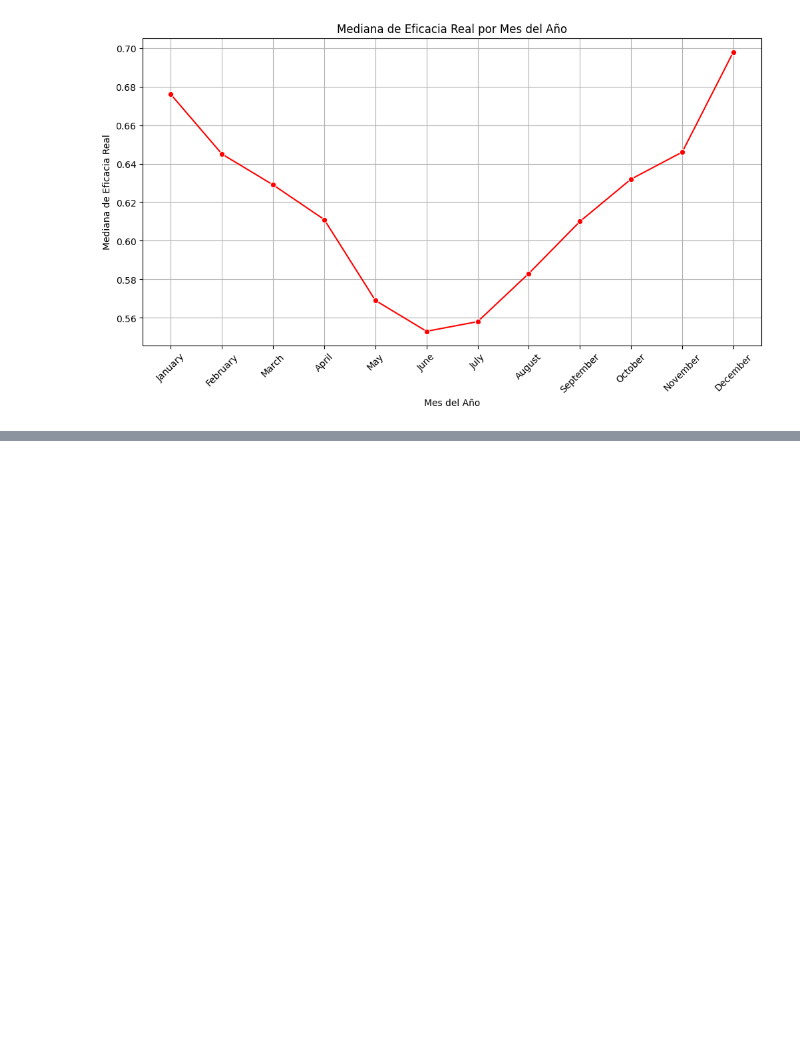
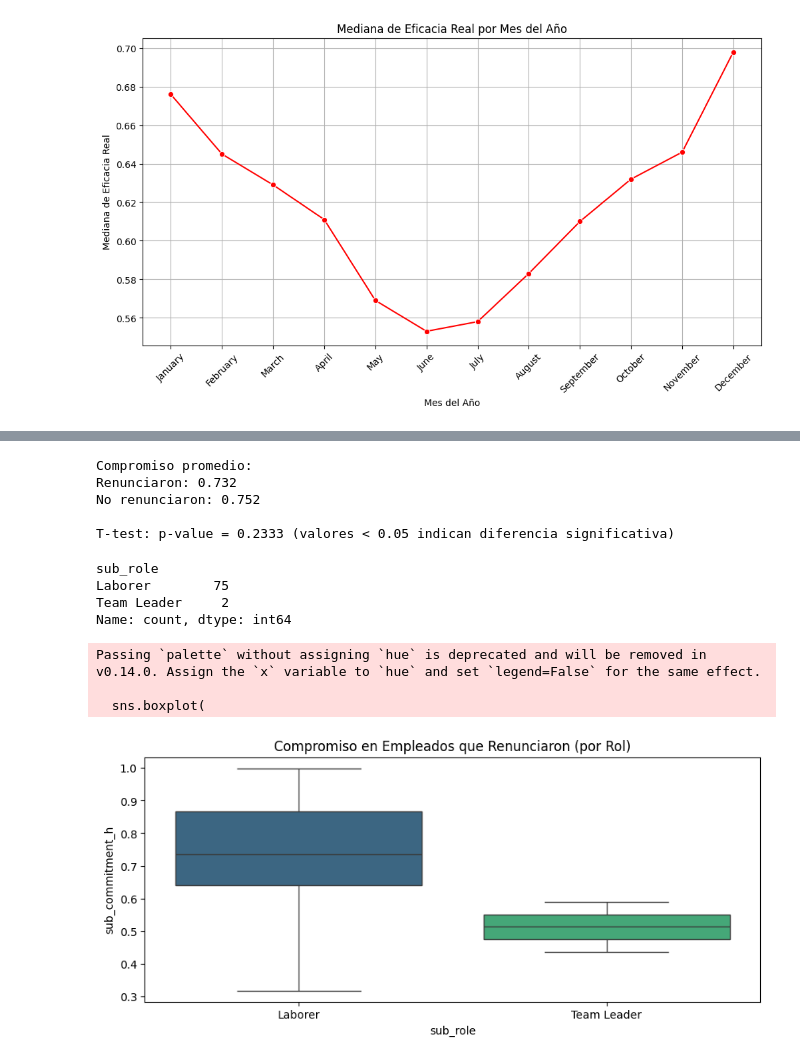
Before and after one commit to JuanAddad/analisis_dataset_3, a Jupyter notebook: analisis_dataset_3.ipynb, the cells around one changed output, grey strips where cells are left out. Saved outputs shown, nothing was run; the diff lists cells and outputs as text; code cells hidden in the pictures; blank space fills up the shorter version.

```diff
--- a/analisis_dataset_3.ipynb
+++ b/analisis_dataset_3.ipynb
@@ -547,0 +691,47 @@ Se consideró nuevamente la mediana al ser más robusta frente a valores atípic
+# %%
+# Filtrar solo eventos de Resignation (renuncias) y limpiar datos
+df_resignations = df[df['behav_comptype_h'] == 'Resignation'].copy()  # Solo filas con renuncias
+df_resignations = df_resignations.dropna(subset=['sub_commitment_h'])  # Eliminar filas sin dato de compromiso
+
+# Crear columna binaria: 1 si renunció, 0 si no (para comparar con empleados activos)
+df['is_resigned'] = (df['behav_comptype_h'] == 'Resignation').astype(int)
+# %%
+# Comparar el compromiso promedio entre renuncias vs. no renuncias
+commitment_comparison = df.groupby('is_resigned')['sub_commitment_h'].mean()
+print(f"Compromiso promedio:\nRenunciaron: {commitment_comparison[1]:.3f}\nNo renunciaron: {commitment_comparison[0]:.3f}")
+
+# Test estadístico (t-test) para ver si la diferencia es significativa
+from scipy.stats import ttest_ind
+group_resigned = df[df['is_resigned'] == 1]['sub_commitment_h']
+group_active = df[df['is_resigned'] == 0]['sub_commitment_h']
+t_stat, p_value = ttest_ind(group_resigned, group_active, nan_policy='omit')
+print(f"\nT-test: p-value = {p_value:.4f} (valores < 0.05 indican diferencia significativa)")
+# %% [output]
+Compromiso promedio:
+Renunciaron: 0.732
+No renunciaron: 0.752
+
+T-test: p-value = 0.2333 (valores < 0.05 indican diferencia significativa)
+# %%
+# Ver distribución de renuncias por rol
+print(df[df['is_resigned'] == 1]['sub_role'].value_counts())
+
+# Comparar compromiso en renuncias por rol
+plt.figure(figsize=(10, 4))
+sns.boxplot(
+    data=df[df['is_resigned'] == 1],
+    x='sub_role',
+    y='sub_commitment_h',
+    palette='viridis'
+)
+plt.title('Compromiso en Empleados que Renunciaron (por Rol)')
+plt.show()
+# %% [output]
+sub_role
+Laborer        75
+Team Leader     2
+Name: count, dtype: int64
+Passing `palette` without assigning `hue` is deprecated and will be removed in v0.14.0. Assign the `x` variable to `hue` and set `legend=False` for the same effect.
+
+  sns.boxplot(
+[figure, added]
```
Also changed, not shown: parts of 43 cells of this notebook.
